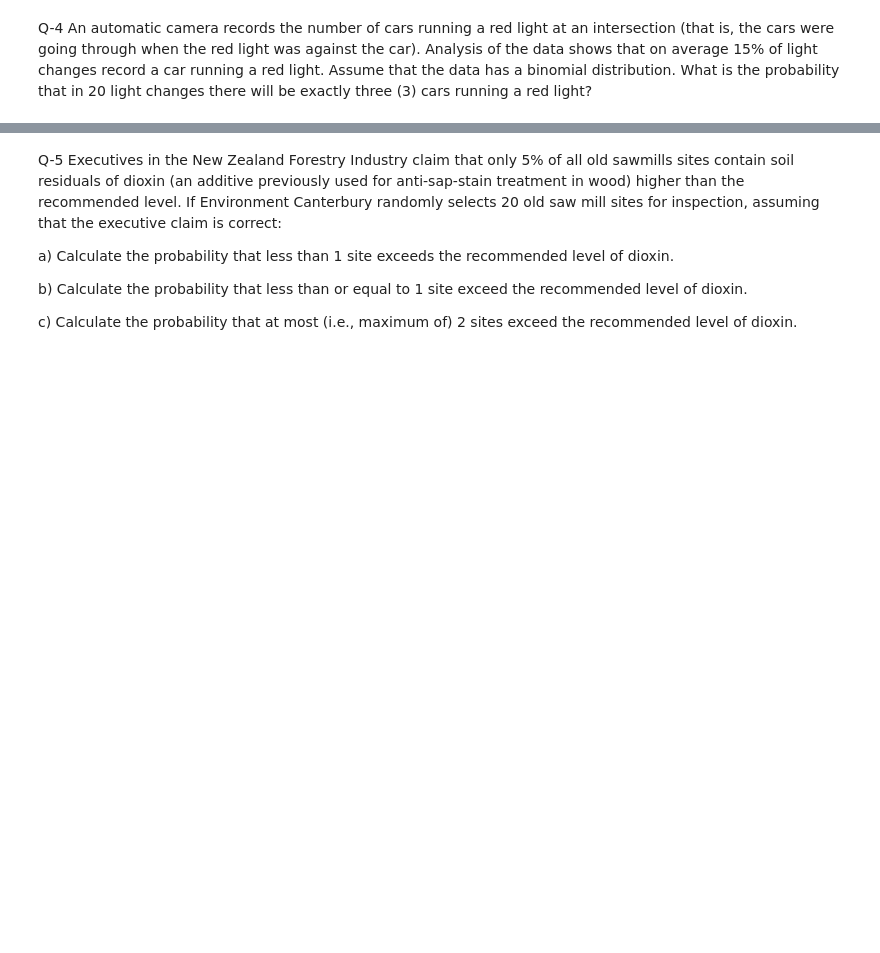
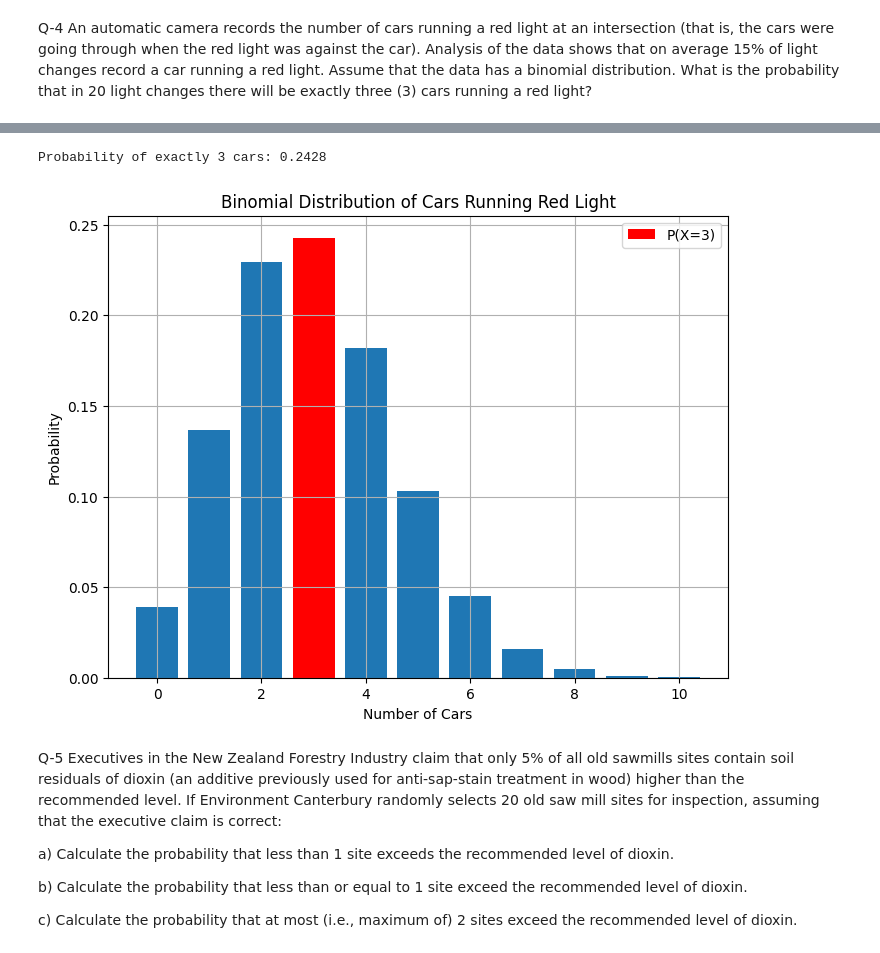
Before and after one commit to Moavia-Hassan/MS-Data-Science, a Jupyter notebook: Assignment_3_MoaviaHassan_24_MS_DS_09.ipynb, the cells around one changed output, grey strips where cells are left out. Cells and saved outputs as stored; diff of their text form; code cells hidden in the pictures; blank space fills up the shorter version.

```diff
--- a/Assignment_3_MoaviaHassan_24_MS_DS_09.ipynb
+++ b/Assignment_3_MoaviaHassan_24_MS_DS_09.ipynb
@@ -115,3 +464,32 @@ light?
+# %%
+from scipy.stats import binom
+import numpy as np
+import matplotlib.pyplot as plt
+
+n = 20
+p = 0.15
+k = 3
+
+# Calculate probability
+prob = binom.pmf(k, n, p)
+print(f"Probability of exactly 3 cars: {prob:.4f}")  # Should be 0.2428
+
+# Visualization
+x = np.arange(0, 11)
+pmf = binom.pmf(x, n, p)
+
+plt.figure(figsize=(8, 6))
+plt.bar(x, pmf)
+plt.bar(3, pmf[3], color='red', label='P(X=3)')
+plt.title('Binomial Distribution of Cars Running Red Light')
+plt.xlabel('Number of Cars')
+plt.ylabel('Probability')
+plt.legend()
+plt.grid(True)
+plt.show()
+# %% [output]
+Probability of exactly 3 cars: 0.2428
+[figure, added]
 # %% [markdown]
 Q-5 Executives in the New Zealand Forestry Industry claim that only 5% of all old
 sawmills sites contain soil residuals of dioxin (an additive previously used for
```
Also changed, not shown: parts of 10 cells of this notebook.
